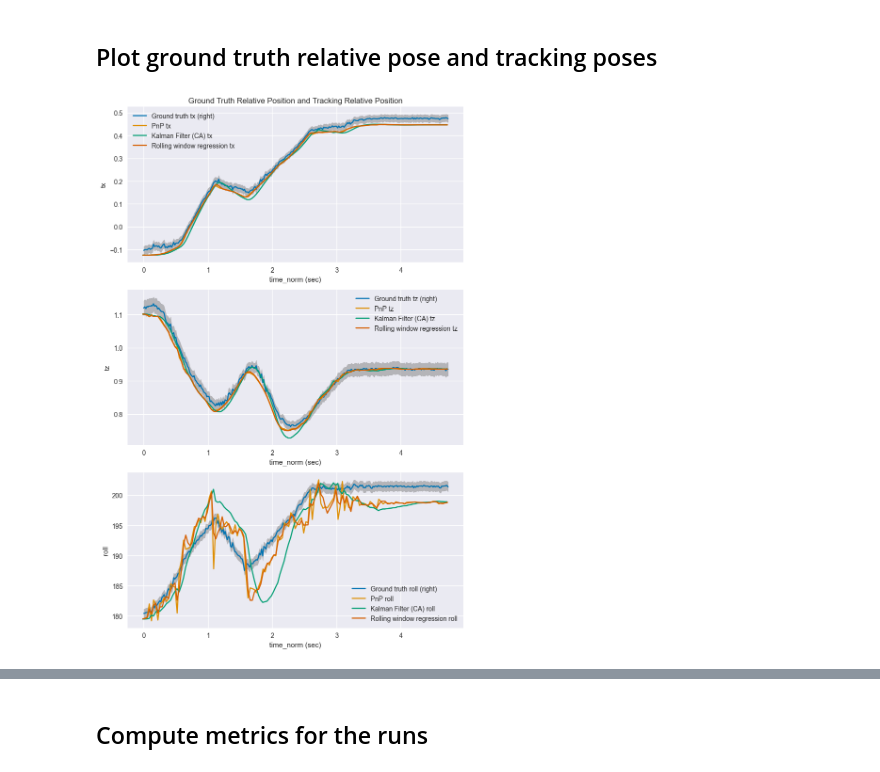
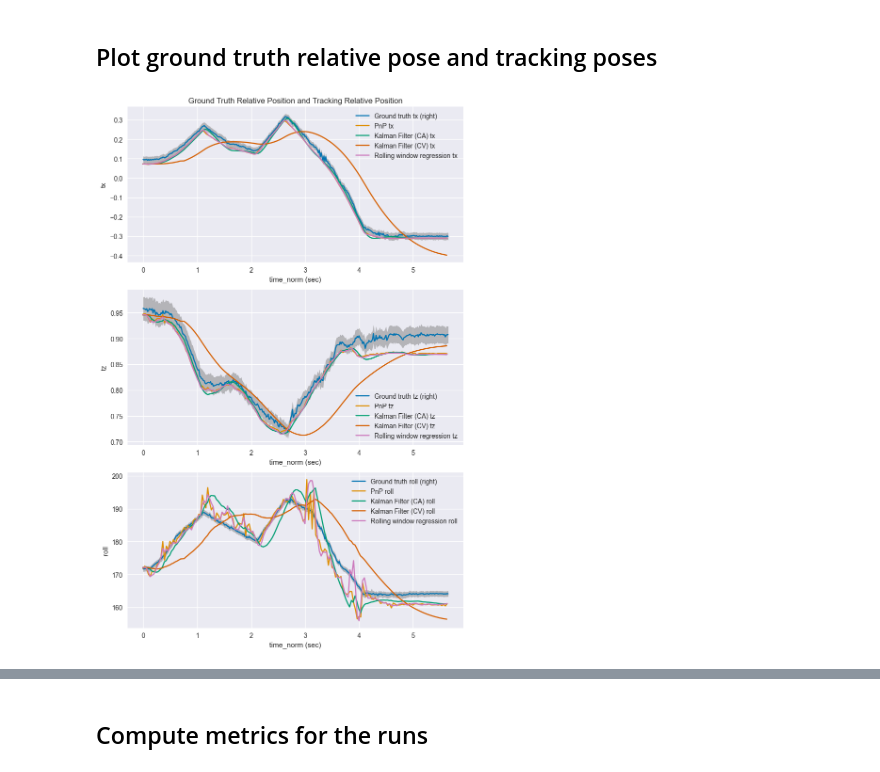
Before and after one commit to ShungFei/autonomous_f1tenth, a Jupyter notebook: src/perception/perception/scripts/model_fitting.ipynb, the cells around one changed output, grey strips where cells are left out. Saved outputs shown, nothing was run; the diff lists cells and outputs as text; code cells hidden in the pictures.

```diff
--- a/src/perception/perception/scripts/model_fitting.ipynb
+++ b/src/perception/perception/scripts/model_fitting.ipynb
@@ -70,7 +72,7 @@ importlib.reload(ground_truth_real)
 # %% [output]
 <module 'ground_truth_real' from '/media/rl16432/Shared/Documents/Engineering/SOFTENG700/autonomous_f1tenth/src/perception/perception/scripts/ground_truth_real.py'>
 # %%
-smoothing_funcs = ["savgol", "rolling", "lowess"]
+smoothing_funcs = ["lowess"]
 run1_data = ground_truth_real.process_run_data(ground_truth_real.read_all_runs(bev_paths_run1, tracking_paths_run1), RUN1_2_MEASUREMENTS, smoothing_funcs)
 run2_data = ground_truth_real.process_run_data(ground_truth_real.read_all_runs(bev_paths_run2, tracking_paths_run2), RUN1_2_MEASUREMENTS, smoothing_funcs)
 run3_data = ground_truth_real.process_run_data(ground_truth_real.read_all_runs(bev_paths_run3, tracking_paths_run3), RUN3_MEASUREMENTS, smoothing_funcs)
@@ -205,19 +207,3 @@ for smoothing_type in ["raw"] + smoothing_funcs:
   fit_pchip_interpolators(run1_data, pchip_params, smoothing_type)
   fit_pchip_interpolators(run2_data, pchip_params, smoothing_type)
   fit_pchip_interpolators(run3_data, pchip_params, smoothing_type)
-# %%
-# create a pchip interpolation object
-run = run3_data[6]["savgol"]
-df_name = "ego_bev_right_df"
-model_type = "pchip"
-y = "tx"
-
-model, model_deriv, model_2nd_deriv = run[model_type][df_name][y]
-# plot the data
-plt.figure(figsize=(20, 10))
-plt.subplot(3, 1, 1)
-plt.plot(run[df_name]["time_norm (sec)"], model(run["ego_bev_right_df"]["time_norm (sec)"]), label='position')
-plt.subplot(3, 1, 2)
-plt.plot(run[df_name]["time_norm (sec)"], model_deriv(run["ego_bev_right_df"]["time_norm (sec)"]), label='velocity')
-plt.subplot(3, 1, 3)
-plt.plot(run[df_name]["time_norm (sec)"], model_2nd_deriv(run["ego_bev_right_df"]["time_norm (sec)"]), label='acceleration')
@@ -266,7 +249,7 @@ for df_name in ["rel_poses_left_df", "rel_poses_right_df", "rel_poses_avg_df"]:
     if dim in ["roll", "pitch", "yaw"]:
       spline_params.append(SplineParams(df_name, "time_norm (sec)", dim, 3, 30))
     else:
-      spline_params.append(SplineParams(df_name, "time_norm (sec)", dim, 3, 0.01))
+      spline_params.append(SplineParams(df_name, "time_norm (sec)", dim, 3, 0.1))
 
 
 for smoothing_type in ["raw"] + smoothing_funcs:
@@ -346,8 +347,6 @@ plot_all_smoothed_poses(
 # %%
 # plot the x and y positions
 from perception.scripts import process_state_estimation
-
-k = twoside.normal_factor(1000, 0.95, 0.95)
 
 def plot_relative_position(run: dict, smoothing_type: str,
   ground_truth_dfs: list[str], uncertainty_method: str, cols: list[str]):
@@ -357,33 +356,33 @@ def plot_relative_position(run: dict, smoothing_type: str,
     ax = plt.subplot(len(cols), 1, i + 1)
     if i == 0:
       plt.title("Ground Truth Relative Position and Tracking Relative Position")
 
     # Plot ground truth relative positions
     for gt_name in ground_truth_dfs:
       sns.lineplot(data=run[smoothing_type][f"rel_poses_{gt_name}_df"], x="time_norm (sec)", y=col, label=f"Ground truth {col} ({gt_name})")
       if uncertainty_method == "tolerance":
         # plot uncertainty from tolerance interval
         plt.fill_between(run[f"monte_carlo_{gt_name}_df"]["time_norm (sec)"],
                       run[smoothing_type][f"rel_poses_{gt_name}_df"][col] + k * run[f"monte_carlo_{gt_name}_df"][f"{col}_std"],
                       run[smoothing_type][f"rel_poses_{gt_name}_df"][col] - k * run[f"monte_carlo_{gt_name}_df"][f"{col}_std"], color='gray', alpha=0.5)
       elif uncertainty_method == "percentile":
         # plot uncertainty from percentile
         plt.fill_between(run[f"monte_carlo_{gt_name}_df"]["time_norm (sec)"],
                       run[f"monte_carlo_{gt_name}_df"][f"{col}_2.5"],
                       run[f"monte_carlo_{gt_name}_df"][f"{col}_97.5"], color='gray', alpha=0.5)
 
     # Plot state estimation techniques
     sns.lineplot(data=run["tracking_df"], x="time_norm (sec)", y=col, label=f"PnP {col}")
     sns.lineplot(data=run["kalman_ca_df"], x="time_norm (sec)", y=col, label=f"Kalman Filter (CA) {col}")
-    # sns.lineplot(data=run["kalman_cv_df"], x="time_norm (sec)", y=col, label=f"Kalman Filter (CV) {col} ")
+    sns.lineplot(data=run["kalman_cv_df"], x="time_norm (sec)", y=col, label=f"Kalman Filter (CV) {col} ")
     sns.lineplot(data=run["rwr_df"], x="time_norm (sec)", y=col, label=f"Rolling window regression {col}")
 
   # save plot
   plt.tight_layout()
   # make transparent background
   plt.savefig(f"{figures_dir}/{run['bev_path'].split('/')[-1]}_{smoothing_type}_relative_position.png", transparent=True)
 
 cols = ["tx", "tz", "roll"]
-plot_relative_position(run3_data[6], "raw", ["right"], "tolerance", cols)
+plot_relative_position(run3_data[4], "raw", ["right"], "tolerance", cols)
 # %% [output]
-[figure, old version]
+[figure, new version]
```
Also changed, not shown: parts of 23 cells of this notebook, 3 other files.
